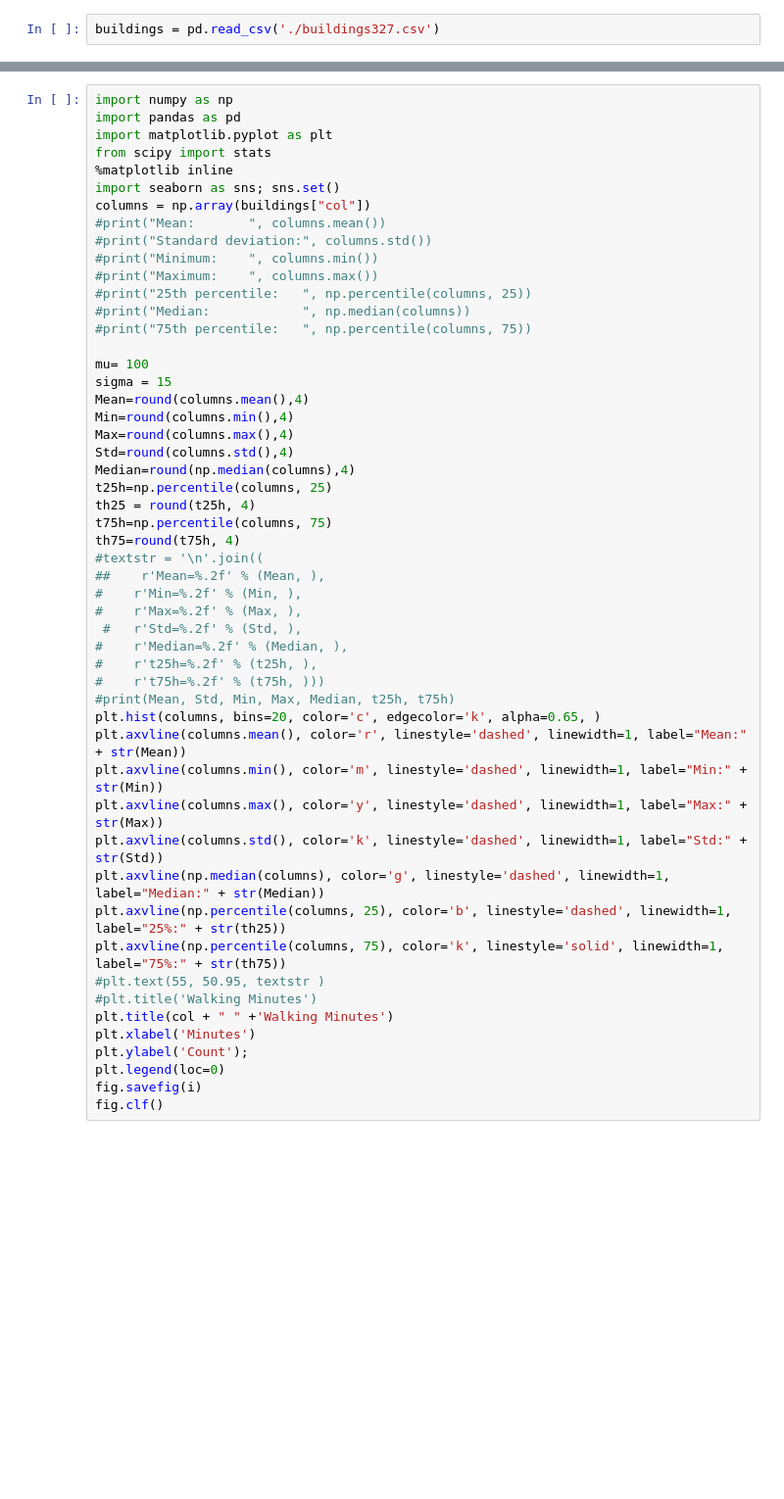
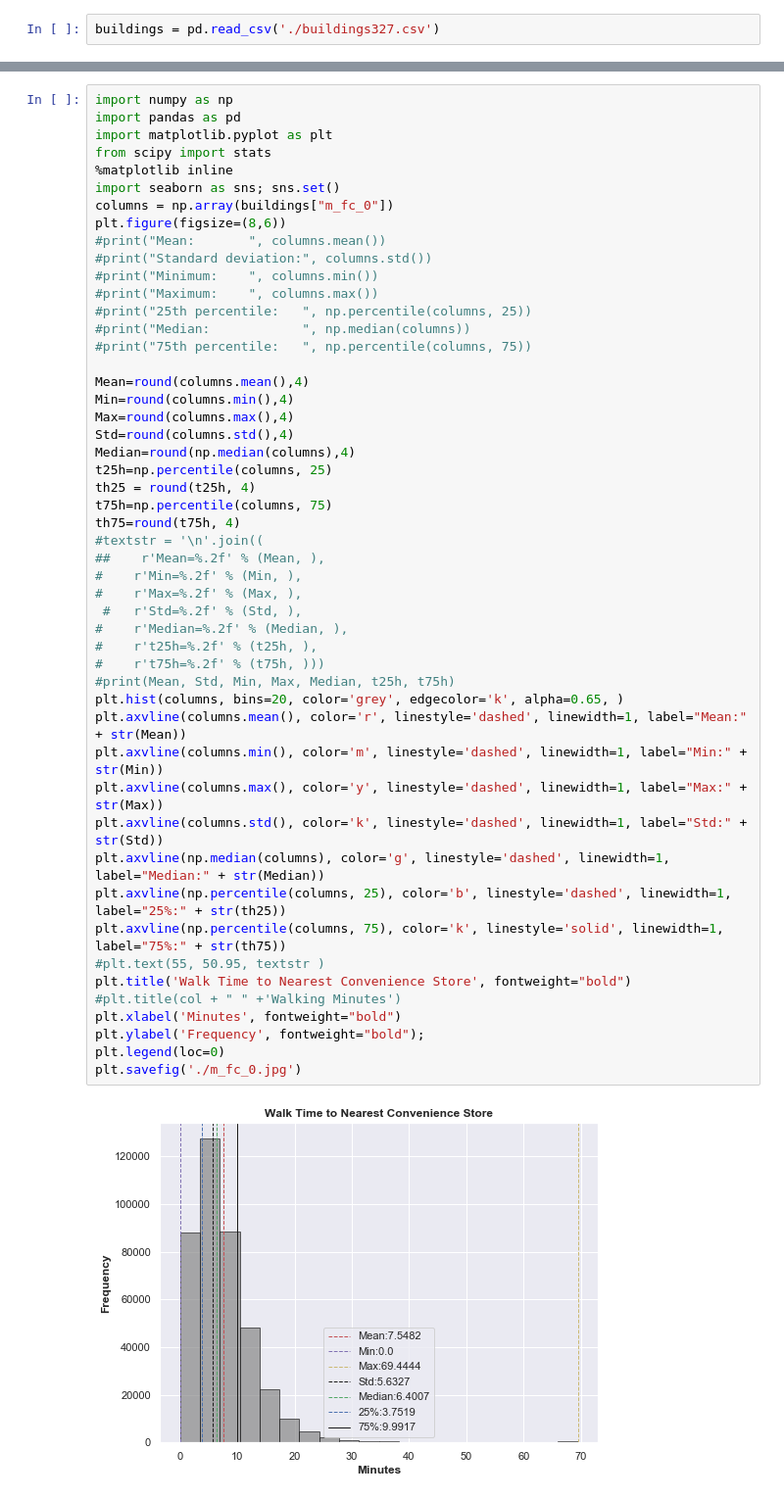
Before and after one commit to gcc-dav-official-github/production, a Jupyter notebook: projects/walkability/code/Creating Histogram.ipynb, the cells around one changed output, grey strips where cells are left out. Shown at 98% size. Saved outputs shown, nothing was run; the diff lists cells and outputs as text; blank space fills up the shorter version.

```diff
--- a/projects/walkability/code/Creating Histogram.ipynb
+++ b/projects/walkability/code/Creating Histogram.ipynb
@@ -44,7 +54,8 @@ import matplotlib.pyplot as plt
 from scipy import stats
 %matplotlib inline
 import seaborn as sns; sns.set()
-columns = np.array(buildings["col"])
+columns = np.array(buildings["m_fc_0"])
+plt.figure(figsize=(8,6))
 #print("Mean:       ", columns.mean())
 #print("Standard deviation:", columns.std())
 #print("Minimum:    ", columns.min())
@@ -53,42 +64,41 @@ columns = np.array(buildings["col"])
 #print("Median:            ", np.median(columns))
 #print("75th percentile:   ", np.percentile(columns, 75))
 
-mu= 100
-sigma = 15
 Mean=round(columns.mean(),4)
 Min=round(columns.min(),4)
 Max=round(columns.max(),4)
 Std=round(columns.std(),4)
 Median=round(np.median(columns),4)
 t25h=np.percentile(columns, 25)
 th25 = round(t25h, 4)
 t75h=np.percentile(columns, 75)
 th75=round(t75h, 4)
 #textstr = '\n'.join((
 ##    r'Mean=%.2f' % (Mean, ),
 #    r'Min=%.2f' % (Min, ),
 #    r'Max=%.2f' % (Max, ),
  #   r'Std=%.2f' % (Std, ),
 #    r'Median=%.2f' % (Median, ),
 #    r't25h=%.2f' % (t25h, ),
 #    r't75h=%.2f' % (t75h, )))
 #print(Mean, Std, Min, Max, Median, t25h, t75h)
-plt.hist(columns, bins=20, color='c', edgecolor='k', alpha=0.65, )
+plt.hist(columns, bins=20, color='grey', edgecolor='k', alpha=0.65, )
 plt.axvline(columns.mean(), color='r', linestyle='dashed', linewidth=1, label="Mean:" + str(Mean))
 plt.axvline(columns.min(), color='m', linestyle='dashed', linewidth=1, label="Min:" + str(Min))
 plt.axvline(columns.max(), color='y', linestyle='dashed', linewidth=1, label="Max:" + str(Max))
 plt.axvline(columns.std(), color='k', linestyle='dashed', linewidth=1, label="Std:" + str(Std))
 plt.axvline(np.median(columns), color='g', linestyle='dashed', linewidth=1, label="Median:" + str(Median))
 plt.axvline(np.percentile(columns, 25), color='b', linestyle='dashed', linewidth=1, label="25%:" + str(th25))
 plt.axvline(np.percentile(columns, 75), color='k', linestyle='solid', linewidth=1, label="75%:" + str(th75))
 #plt.text(55, 50.95, textstr )
-#plt.title('Walking Minutes')
-plt.title(col + " " +'Walking Minutes')
-plt.xlabel('Minutes')
-plt.ylabel('Count');
+plt.title('Walk Time to Nearest Convenience Store', fontweight="bold")
+#plt.title(col + " " +'Walking Minutes')
+plt.xlabel('Minutes', fontweight="bold")
+plt.ylabel('Frequency', fontweight="bold");
 plt.legend(loc=0)
-fig.savefig(i)
-fig.clf()
+plt.savefig('./m_fc_0.jpg')
+# %% [output]
+[figure, added]
 # %%
 import numpy as np
 import pandas as pd
```
Also changed, not shown: parts of 5 cells of this notebook.
